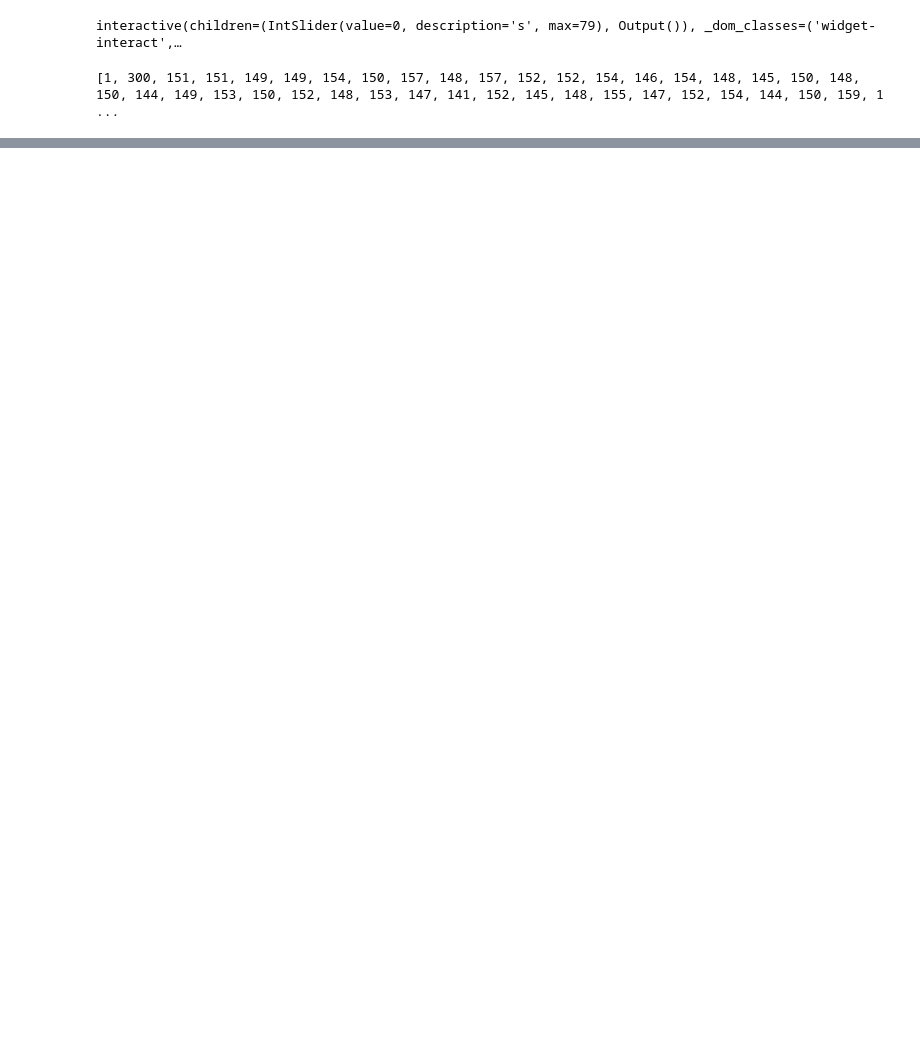
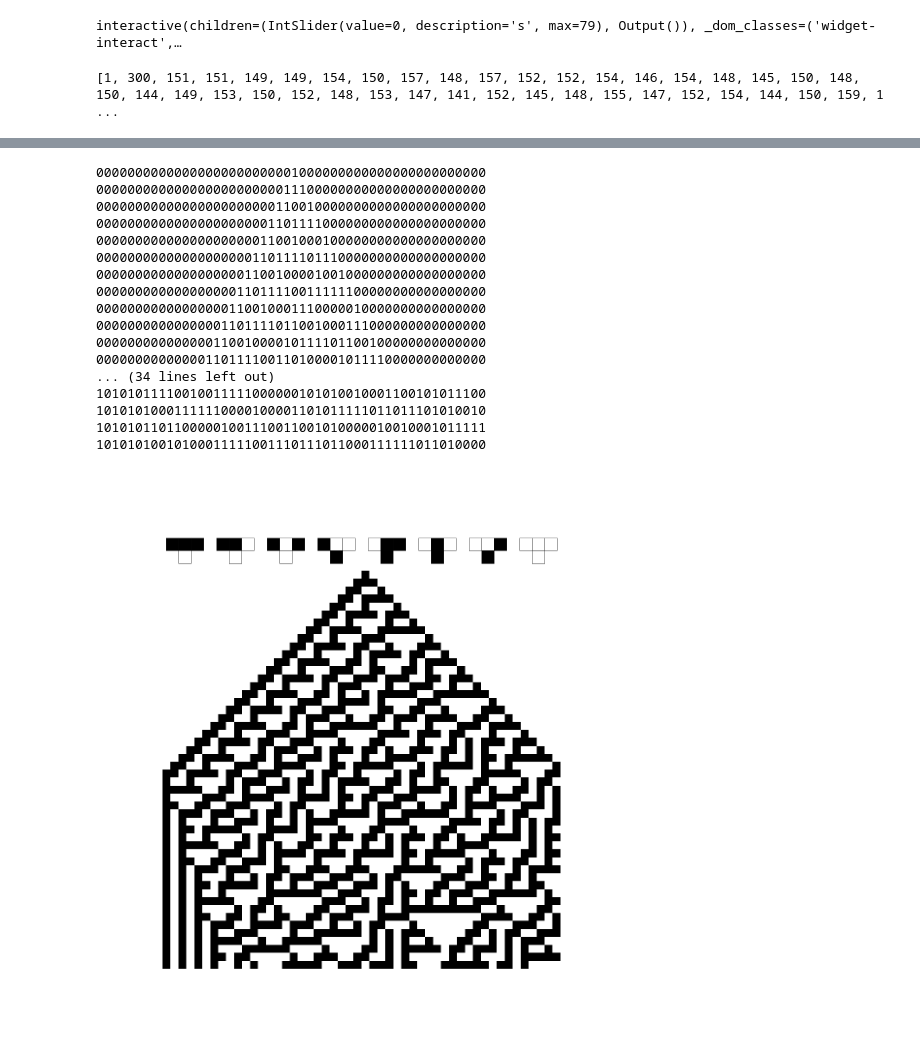
Before and after one commit to orome/automata-py, a Jupyter notebook: demo.ipynb, the cells around one changed output, grey strips where cells are left out. Drawn from its saved outputs; the diff is of its cells as text; code cells hidden in the pictures; blank space fills up the shorter version.

Commit message:
Add basic Jupyter display implementations

```diff
--- a/demo.ipynb
+++ b/demo.ipynb
@@ -431,0 +432,23 @@ non_memoized_time/memoized_time
+# %%
+eg_ca = CellularAutomata(30, '1', frame_steps=50, frame_width=50)
+print(eg_ca)
+display(eg_ca)
+# %% [output]
+00000000000000000000000001000000000000000000000000
+00000000000000000000000011100000000000000000000000
+00000000000000000000000110010000000000000000000000
+00000000000000000000001101111000000000000000000000
+00000000000000000000011001000100000000000000000000
+00000000000000000000110111101110000000000000000000
+00000000000000000001100100001001000000000000000000
+00000000000000000011011110011111100000000000000000
+00000000000000000110010001110000010000000000000000
+00000000000000001101111011001000111000000000000000
+00000000000000011001000010111101100100000000000000
+00000000000000110111100110100001011110000000000000
+... (34 lines left out)
+10101011110010011111000000101010010001100101011100
+10101010001111110000100001101011111011011101010010
+10101011011000001001110011001010000010010001011111
+10101010010100011111001110111011000111111011010000
+[figure, added]
```
Also changed, not shown: parts of 3 cells of this notebook, 1 other file.
